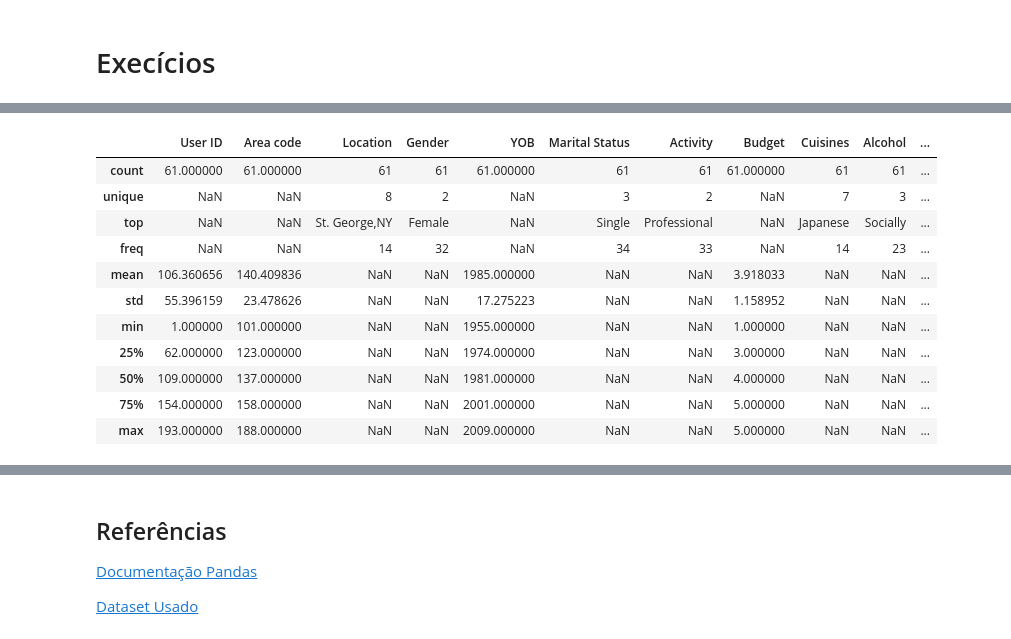
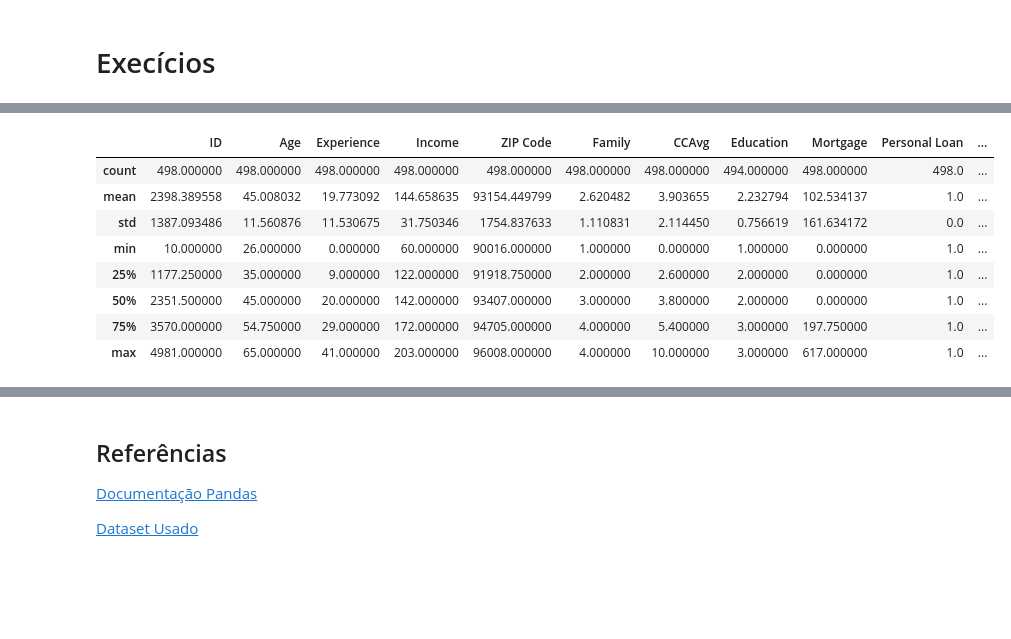
Before and after one commit to allansuzuki/ADA_classes, a Jupyter notebook: DS-PY-Data-Science/DS-PY-018 ANÁLISE EXPLORATÓRIA DE DADOS/Material do Aluno/Aula2_Estatistica_descritiva.ipynb, the cells around one changed output, grey strips where cells are left out. Drawn from its saved outputs; the diff is of its cells as text; code cells hidden in the pictures; blank space fills up the shorter version.

```diff
--- a/DS-PY-Data-Science/DS-PY-018 ANÁLISE EXPLORATÓRIA DE DADOS/Material do Aluno/Aula2_Estatistica_descritiva.ipynb
+++ b/DS-PY-Data-Science/DS-PY-018 ANÁLISE EXPLORATÓRIA DE DADOS/Material do Aluno/Aula2_Estatistica_descritiva.ipynb
@@ -363,0 +342,3 @@ mask_melhores_restaurantes = df_rating['Overall Rating']>cutoff_rating
+# %%
+import pandas as pd
+df_loan = pd.read_csv('./data/Projectdata_Bank_Personal_Loan_Modelling.csv')
@@ -364,23 +366,21 @@ mask_melhores_restaurantes = df_rating['Overall Rating']>cutoff_rating
+# %%
+# mask de pessoas que aceitaram o emprestimo
+mask_loan = df_loan['Personal Loan']==1
 # %%
 # realizar o describe
-df_rating[mask_melhores_restaurantes].describe(include='all')
+df_loan[mask_loan].describe(include='all')
 
 # Alguns findings:
-# Parece que não é dependente de genero, nem atividade, nem condição financeira.
-# Algo interessante é que a maioria dos clientes que não são recorrentes (Often A S)
-# Pode parecer esquisito, ou não, mas parece que ser fumante pode influenciar um pouco
-# na avaliação
-# Algo interessante de se ver é que os restaurantes japoneses é que são mais bem avaliados
+#
+# Parece que não é dependente de idade, nem tamanho da familia, nem condição financeira.
+# Algo interessante é que a maioria dos clientes não são possuem títulos do banco e nem usam o cartão de crédito do banco.
 # %% [output]
-|  | User ID | Area code | Location | Gender | YOB | Marital Status | Activity | Budget | Cuisines | Alcohol | ... |
-| count | 61.000000 | 61.000000 | 61 | 61 | 61.000000 | 61 | 61 | 61.000000 | 61 | 61 | ... |
-| unique | NaN | NaN | 8 | 2 | NaN | 3 | 2 | NaN | 7 | 3 | ... |
-| top | NaN | NaN | St. George,NY | Female | NaN | Single | Professional | NaN | Japanese | Socially | ... |
-| freq | NaN | NaN | 14 | 32 | NaN | 34 | 33 | NaN | 14 | 23 | ... |
-| mean | 106.360656 | 140.409836 | NaN | NaN | 1985.000000 | NaN | NaN | 3.918033 | NaN | NaN | ... |
-| std | 55.396159 | 23.478626 | NaN | NaN | 17.275223 | NaN | NaN | 1.158952 | NaN | NaN | ... |
-| min | 1.000000 | 101.000000 | NaN | NaN | 1955.000000 | NaN | NaN | 1.000000 | NaN | NaN | ... |
-| 25% | 62.000000 | 123.000000 | NaN | NaN | 1974.000000 | NaN | NaN | 3.000000 | NaN | NaN | ... |
-| 50% | 109.000000 | 137.000000 | NaN | NaN | 1981.000000 | NaN | NaN | 4.000000 | NaN | NaN | ... |
-| 75% | 154.000000 | 158.000000 | NaN | NaN | 2001.000000 | NaN | NaN | 5.000000 | NaN | NaN | ... |
-| max | 193.000000 | 188.000000 | NaN | NaN | 2009.000000 | NaN | NaN | 5.000000 | NaN | NaN | ... |
+|  | ID | Age | Experience | Income | ZIP Code | Family | CCAvg | Education | Mortgage | Personal Loan | ... |
+| count | 498.000000 | 498.000000 | 498.000000 | 498.000000 | 498.000000 | 498.000000 | 498.000000 | 494.000000 | 498.000000 | 498.0 | ... |
+| mean | 2398.389558 | 45.008032 | 19.773092 | 144.658635 | 93154.449799 | 2.620482 | 3.903655 | 2.232794 | 102.534137 | 1.0 | ... |
+| std | 1387.093486 | 11.560876 | 11.530675 | 31.750346 | 1754.837633 | 1.110831 | 2.114450 | 0.756619 | 161.634172 | 0.0 | ... |
+| min | 10.000000 | 26.000000 | 0.000000 | 60.000000 | 90016.000000 | 1.000000 | 0.000000 | 1.000000 | 0.000000 | 1.0 | ... |
+| 25% | 1177.250000 | 35.000000 | 9.000000 | 122.000000 | 91918.750000 | 2.000000 | 2.600000 | 2.000000 | 0.000000 | 1.0 | ... |
+| 50% | 2351.500000 | 45.000000 | 20.000000 | 142.000000 | 93407.000000 | 3.000000 | 3.800000 | 2.000000 | 0.000000 | 1.0 | ... |
+| 75% | 3570.000000 | 54.750000 | 29.000000 | 172.000000 | 94705.000000 | 4.000000 | 5.400000 | 3.000000 | 197.750000 | 1.0 | ... |
+| max | 4981.000000 | 65.000000 | 41.000000 | 203.000000 | 96008.000000 | 4.000000 | 10.000000 | 3.000000 | 617.000000 | 1.0 | ... |
```
Also changed, not shown: parts of 6 cells of this notebook.
